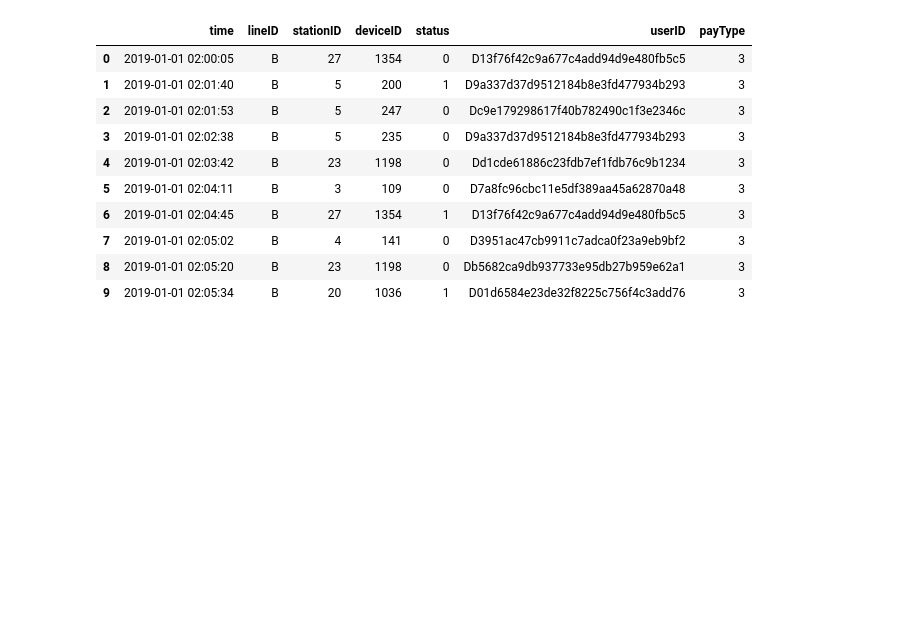
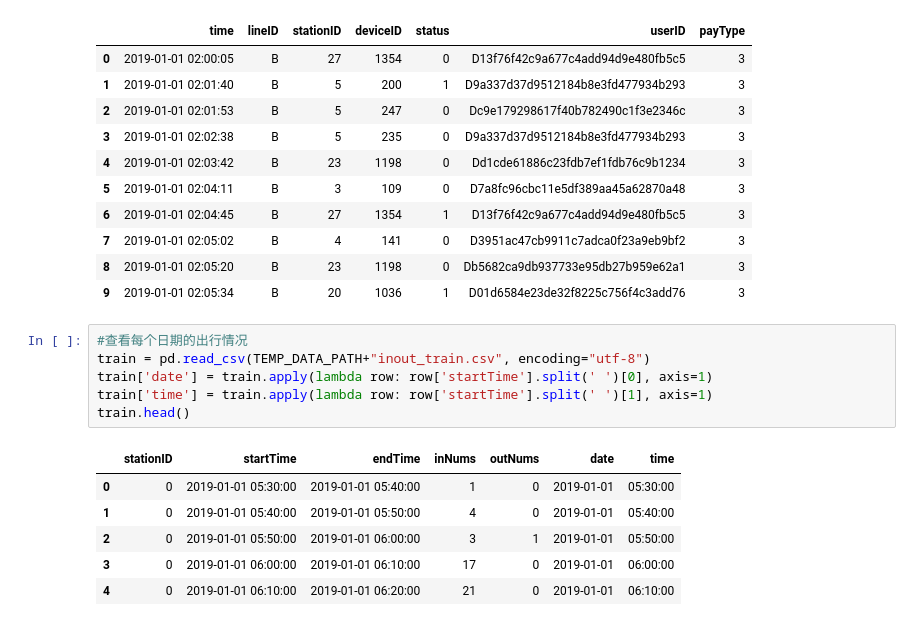
Before and after one commit to lhtlht/Subway-passenger-flow-forecast, a Jupyter notebook: trainDataExplore.ipynb, the cells around one changed output. Cells and saved outputs as stored; diff of their text form; blank space fills up the shorter version.

```diff
--- a/trainDataExplore.ipynb
+++ b/trainDataExplore.ipynb
@@ -53,3 +53,16 @@ recoreds.head(10)
 | 7 | 2019-01-01 02:05:02 | B | 4 | 141 | 0 | D3951ac47cb9911c7adca0f23a9eb9bf2 | 3 |
 | 8 | 2019-01-01 02:05:20 | B | 23 | 1198 | 0 | Db5682ca9db937733e95db27b959e62a1 | 3 |
 | 9 | 2019-01-01 02:05:34 | B | 20 | 1036 | 1 | D01d6584e23de32f8225c756f4c3add76 | 3 |
+# %%
+#查看每个日期的出行情况
+train = pd.read_csv(TEMP_DATA_PATH+"inout_train.csv", encoding="utf-8")
+train['date'] = train.apply(lambda row: row['startTime'].split(' ')[0], axis=1)
+train['time'] = train.apply(lambda row: row['startTime'].split(' ')[1], axis=1)
+train.head()
+# %% [output]
+|  | stationID | startTime | endTime | inNums | outNums | date | time |
+| 0 | 0 | 2019-01-01 05:30:00 | 2019-01-01 05:40:00 | 1 | 0 | 2019-01-01 | 05:30:00 |
+| 1 | 0 | 2019-01-01 05:40:00 | 2019-01-01 05:50:00 | 4 | 0 | 2019-01-01 | 05:40:00 |
+| 2 | 0 | 2019-01-01 05:50:00 | 2019-01-01 06:00:00 | 3 | 1 | 2019-01-01 | 05:50:00 |
+| 3 | 0 | 2019-01-01 06:00:00 | 2019-01-01 06:10:00 | 17 | 0 | 2019-01-01 | 06:00:00 |
+| 4 | 0 | 2019-01-01 06:10:00 | 2019-01-01 06:20:00 | 21 | 0 | 2019-01-01 | 06:10:00 |
```
Also changed, not shown: parts of 1 cell of this notebook, 3 other files.
